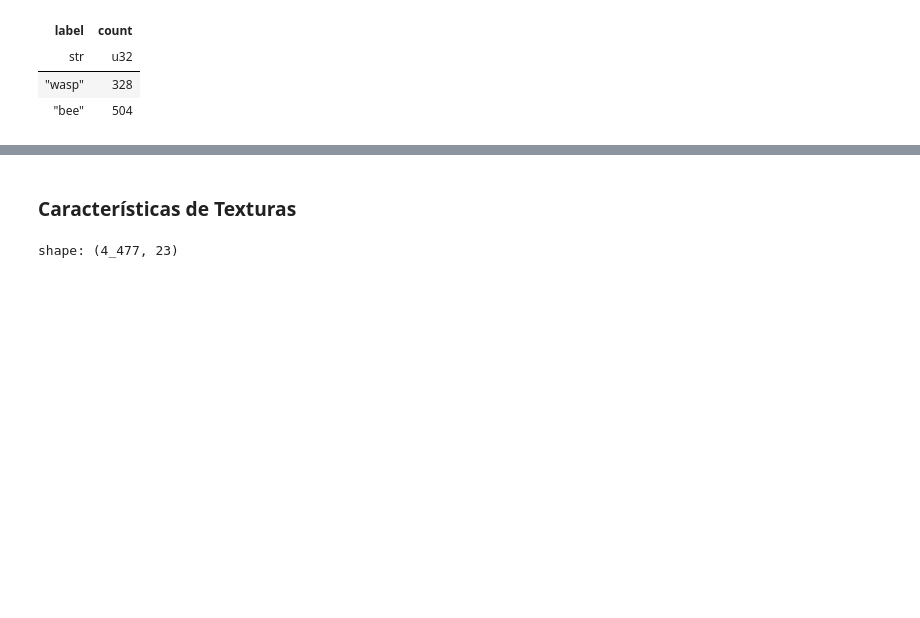
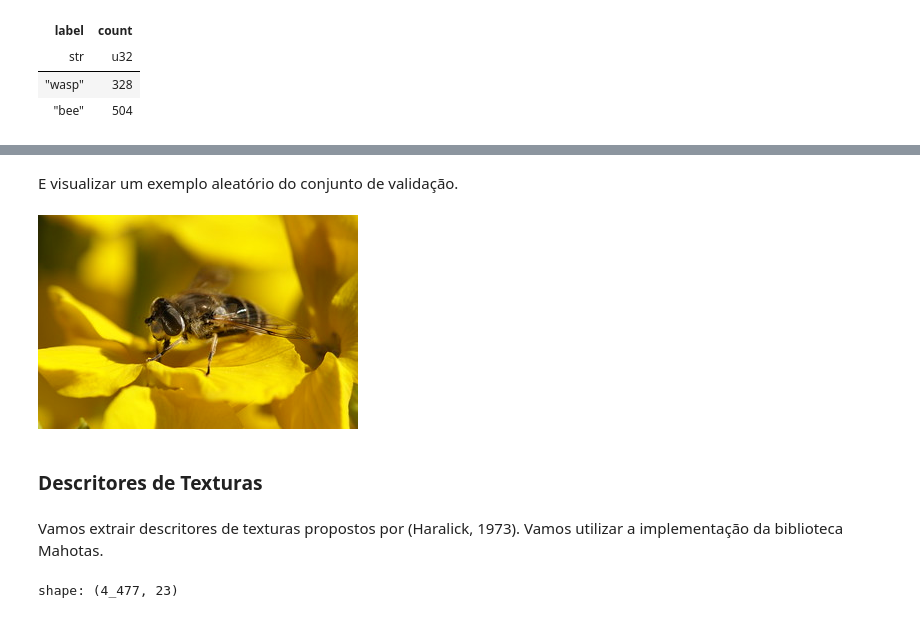
Before and after one commit to brenoslivio/MDNE_2024, a Jupyter notebook: Project_2/Projeto2.ipynb, the cells around one changed output, grey strips where cells are left out. Drawn from its saved outputs; the diff is of its cells as text; code cells hidden in the pictures; blank space fills up the shorter version.

```diff
--- a/Project_2/Projeto2.ipynb
+++ b/Project_2/Projeto2.ipynb
@@ -100,5 +121,14 @@ shape: (2, 2)
+# %% [markdown]
+E visualizar um exemplo aleatório do conjunto de validação.
+# %%
+image = io.imread(os.path.join(dataset_path, df_val["path"].sample(1).item().replace("\\", "/")))
+cv2_imshow(cv2.cvtColor(image, cv2.COLOR_BGR2RGB))
+# %% [output]
+[figure, added]
 # %% [markdown]
-### Características de Texturas
+### Descritores de Texturas
+# %% [markdown]
+Vamos extrair descritores de texturas propostos por (Haralick, 1973). Vamos utilizar a implementação da biblioteca Mahotas.
 # %%
 def extract_haralick(img_path):
   image = io.imread(os.path.join(dataset_path, img_path.replace("\\", "/")))
```
Also changed, not shown: parts of 44 cells of this notebook.
